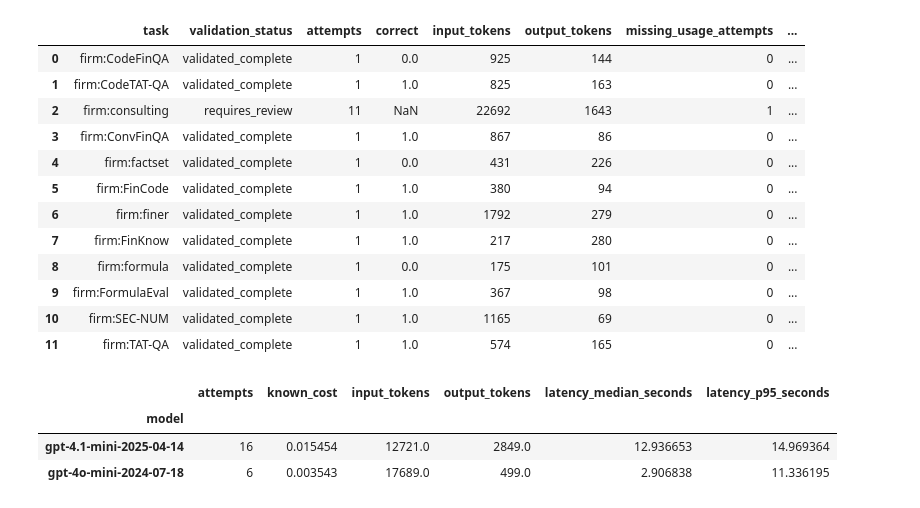
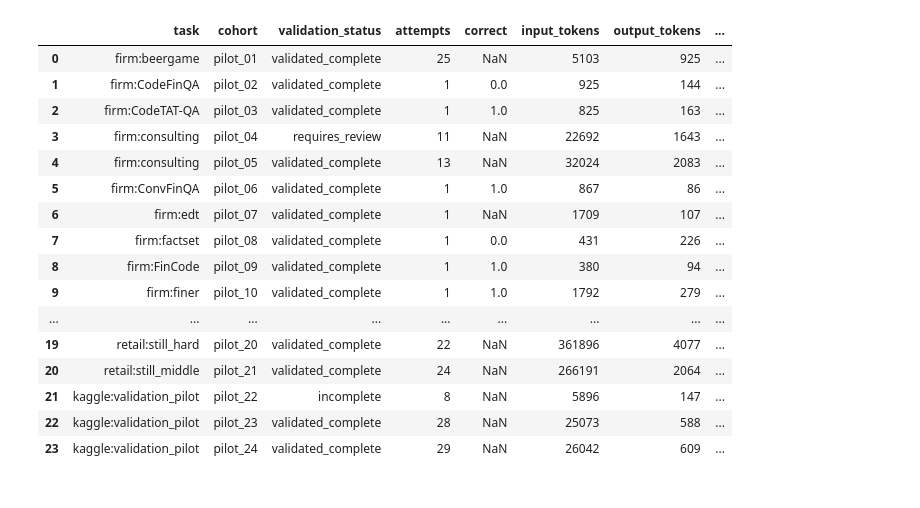
Before and after one commit to DnyChillTypin/llm-business-shocks-sim, a Jupyter notebook: notebooks/04_results_analysis.ipynb, the cells around one changed output. Cells and saved outputs as stored; diff of their text form; code cells hidden in the pictures.

Commit message:
Complete Stage 2 with aggregate research evidence and measured budget proposals

```diff
--- a/notebooks/04_results_analysis.ipynb
+++ b/notebooks/04_results_analysis.ipynb
@@ -48,0 +7,25 @@ A valid but incorrect answer is a completed scoring observation. It is not disca
+# %%
+import hashlib
+import json
+from pathlib import Path
+import pandas as pd
+import matplotlib.pyplot as plt
+ROOT = Path.cwd()
+if ROOT.name == 'notebooks': ROOT = ROOT.parent
+artifacts = ROOT / 'docs/results/stage2'
+read = lambda name: json.loads((artifacts / name).read_text(encoding='utf-8'))
+report = read('pilot_cost_report.json')
+budget = read('budget_summary.json')
+validations = read('native_pilot_validations.json')
+kaggle_checks = read('kaggle_pilot_validations.json')
+reviews = read('kaggle_quality_reviews.json')
+model_summary = read('model_usage_summary.json')
+assert sum(m['attempts'] for m in model_summary) == report['totals']['attempts'] == budget['attempts'] == 237
+assert len({r['task'] for r in validations if r['status'] == 'validated_complete'}) == 19
+assert sum(m['missing_usage_attempts'] for m in model_summary) == budget['uncertain_attempts'] == 3
+assert abs(sum(m['known_estimated_cost_usd'] for m in model_summary) - budget['known_cost_usd']) < 1e-9
+assert budget['pending_attempts'] == budget['blocking_uncertain_attempts'] == 0
+assert budget['bounded_carried_attempts'] == 3 and budget['exposure_usd'] < budget['cap_usd'] == 2
+for name, digest in read('artifact_manifest.json')['files'].items():
+    assert hashlib.sha256((artifacts / name).read_bytes().replace(b'\r\n', b'\n')).hexdigest() == digest, name
+print('Aggregate artifact hashes, counts, native coverage and project cost estimates reconcile.')
@@ -49,34 +42,22 @@ A valid but incorrect answer is a completed scoring observation. It is not disca
 # %%
 usage = pd.DataFrame(report['observations'])
-usage['correct'] = usage['native_score'].map(lambda score: score.get('correct') if isinstance(score, dict) else None)
-usage[['task', 'validation_status', 'attempts', 'correct', 'input_tokens', 'output_tokens', 'missing_usage_attempts', 'known_estimated_cost_usd']]
+usage['correct'] = usage['native_score'].map(lambda s: s.get('correct') if isinstance(s, dict) else None)
+usage[['task', 'cohort', 'validation_status', 'attempts', 'correct', 'input_tokens', 'output_tokens', 'missing_usage_attempts', 'known_estimated_cost_usd']]
 # %% [output]
-|  | task | validation_status | attempts | correct | input_tokens | output_tokens | missing_usage_attempts | ... |
-| 0 | firm:CodeFinQA | validated_complete | 1 | 0.0 | 925 | 144 | 0 | ... |
-| 1 | firm:CodeTAT-QA | validated_complete | 1 | 1.0 | 825 | 163 | 0 | ... |
-| 2 | firm:consulting | requires_review | 11 | NaN | 22692 | 1643 | 1 | ... |
-| 3 | firm:ConvFinQA | validated_complete | 1 | 1.0 | 867 | 86 | 0 | ... |
-| 4 | firm:factset | validated_complete | 1 | 0.0 | 431 | 226 | 0 | ... |
-| 5 | firm:FinCode | validated_complete | 1 | 1.0 | 380 | 94 | 0 | ... |
-| 6 | firm:finer | validated_complete | 1 | 1.0 | 1792 | 279 | 0 | ... |
-| 7 | firm:FinKnow | validated_complete | 1 | 1.0 | 217 | 280 | 0 | ... |
-| 8 | firm:formula | validated_complete | 1 | 0.0 | 175 | 101 | 0 | ... |
-| 9 | firm:FormulaEval | validated_complete | 1 | 1.0 | 367 | 98 | 0 | ... |
-| 10 | firm:SEC-NUM | validated_complete | 1 | 1.0 | 1165 | 69 | 0 | ... |
-| 11 | firm:TAT-QA | validated_complete | 1 | 1.0 | 574 | 165 | 0 | ... |
+|  | task | cohort | validation_status | attempts | correct | input_tokens | output_tokens | ... |
+| 0 | firm:beergame | pilot_01 | validated_complete | 25 | NaN | 5103 | 925 | ... |
+| 1 | firm:CodeFinQA | pilot_02 | validated_complete | 1 | 0.0 | 925 | 144 | ... |
+| 2 | firm:CodeTAT-QA | pilot_03 | validated_complete | 1 | 1.0 | 825 | 163 | ... |
+| 3 | firm:consulting | pilot_04 | requires_review | 11 | NaN | 22692 | 1643 | ... |
+| 4 | firm:consulting | pilot_05 | validated_complete | 13 | NaN | 32024 | 2083 | ... |
+| 5 | firm:ConvFinQA | pilot_06 | validated_complete | 1 | 1.0 | 867 | 86 | ... |
+| 6 | firm:edt | pilot_07 | validated_complete | 1 | NaN | 1709 | 107 | ... |
+| 7 | firm:factset | pilot_08 | validated_complete | 1 | 0.0 | 431 | 226 | ... |
+| 8 | firm:FinCode | pilot_09 | validated_complete | 1 | 1.0 | 380 | 94 | ... |
+| 9 | firm:finer | pilot_10 | validated_complete | 1 | 1.0 | 1792 | 279 | ... |
+| ... | ... | ... | ... | ... | ... | ... | ... | ... |
+| 19 | retail:still_hard | pilot_20 | validated_complete | 22 | NaN | 361896 | 4077 | ... |
+| 20 | retail:still_middle | pilot_21 | validated_complete | 24 | NaN | 266191 | 2064 | ... |
+| 21 | kaggle:validation_pilot | pilot_22 | incomplete | 8 | NaN | 5896 | 147 | ... |
+| 22 | kaggle:validation_pilot | pilot_23 | validated_complete | 28 | NaN | 25073 | 588 | ... |
+| 23 | kaggle:validation_pilot | pilot_24 | validated_complete | 29 | NaN | 26042 | 609 | ... |
-# %%
-rows = []
-for e in finished:
-    u = e.get('usage') or {}
-    rows.append({'model': e['requested_model'], 'status': e['status'],
-                 'latency_seconds': e['latency_seconds'], 'input_tokens': u.get('prompt_tokens'),
-                 'output_tokens': u.get('completion_tokens'), 'cost': e.get('cost_usd')})
-model_usage = pd.DataFrame(rows)
-model_usage.groupby('model').agg(attempts=('status', 'size'), known_cost=('cost', 'sum'),
-    input_tokens=('input_tokens', 'sum'), output_tokens=('output_tokens', 'sum'),
-    latency_median_seconds=('latency_seconds', 'median'), latency_p95_seconds=('latency_seconds', lambda s: s.quantile(.95)))
-# %% [output]
-|  | attempts | known_cost | input_tokens | output_tokens | latency_median_seconds | latency_p95_seconds |
-| model |  |  |  |  |  |  |
-| gpt-4.1-mini-2025-04-14 | 16 | 0.015454 | 12721.0 | 2849.0 | 12.936653 | 14.969364 |
-| gpt-4o-mini-2024-07-18 | 6 | 0.003543 | 17689.0 | 499.0 | 2.906838 | 11.336195 |
```
Also changed, not shown: parts of 20 cells of this notebook, 47 other files.
